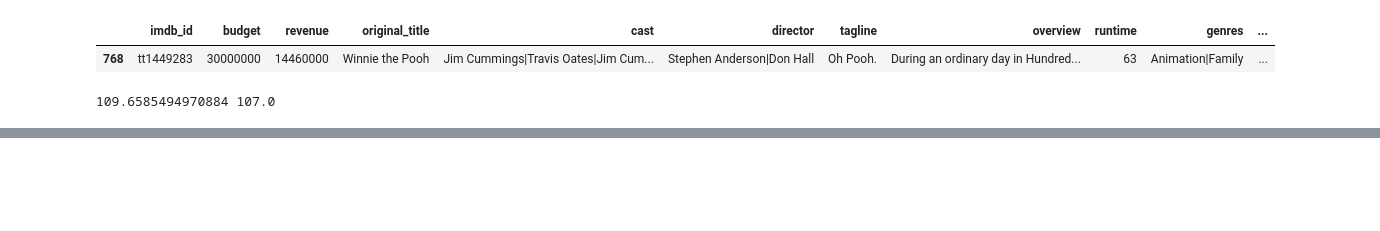
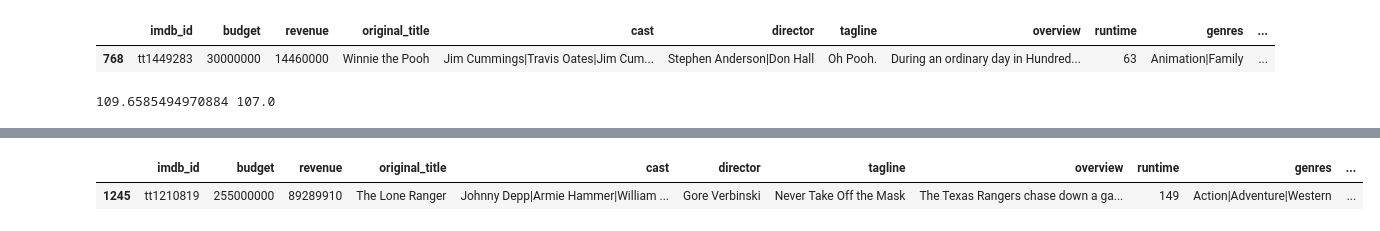
Before and after one commit to DenysMelnyk6/Projects, a Jupyter notebook: module_1/Movies_IMBD_v5_analysis.ipynb, the cells around one changed output, grey strips where cells are left out. Drawn from its saved outputs; the diff is of its cells as text; code cells hidden in the pictures; blank space fills up the shorter version.

Commit message:
Questions 6-10
Commit includes code for finding the answers for Questions 6 to 10

```diff
--- a/module_1/Movies_IMBD_v5_analysis.ipynb
+++ b/module_1/Movies_IMBD_v5_analysis.ipynb
@@ -74,3 +74,15 @@ question_6.loc[data['profit'] == data['profit'].max()]
 # %% [output]
 |  | imdb_id | budget | revenue | original_title | cast | director | tagline | overview | runtime | genres | ... |
 | 239 | tt0499549 | 237000000 | 2781505847 | Avatar | Sam Worthington|Zoe Saldana|Sigou... | James Cameron | Enter the World of Pandora. | In the 22nd century, a paraplegic... | 162 | Action|Adventure|Fantasy|Science ... | ... |
+# %%
+question_7 = data.loc[data['original_title'].isin
+                       (['Supernova',
+                        'Frozen',
+                        'Flushed Away',
+                       "The Adventures of Pluto Nash",
+                       'The Lone Ranger'])]
+
+question_7.loc[question_7['profit'] == question_7['profit'].min()]
+# %% [output]
+|  | imdb_id | budget | revenue | original_title | cast | director | tagline | overview | runtime | genres | ... |
+| 1245 | tt1210819 | 255000000 | 89289910 | The Lone Ranger | Johnny Depp|Armie Hammer|William ... | Gore Verbinski | Never Take Off the Mask | The Texas Rangers chase down a ga... | 149 | Action|Adventure|Western | ... |
```
Also changed, not shown: parts of 4 cells of this notebook.
